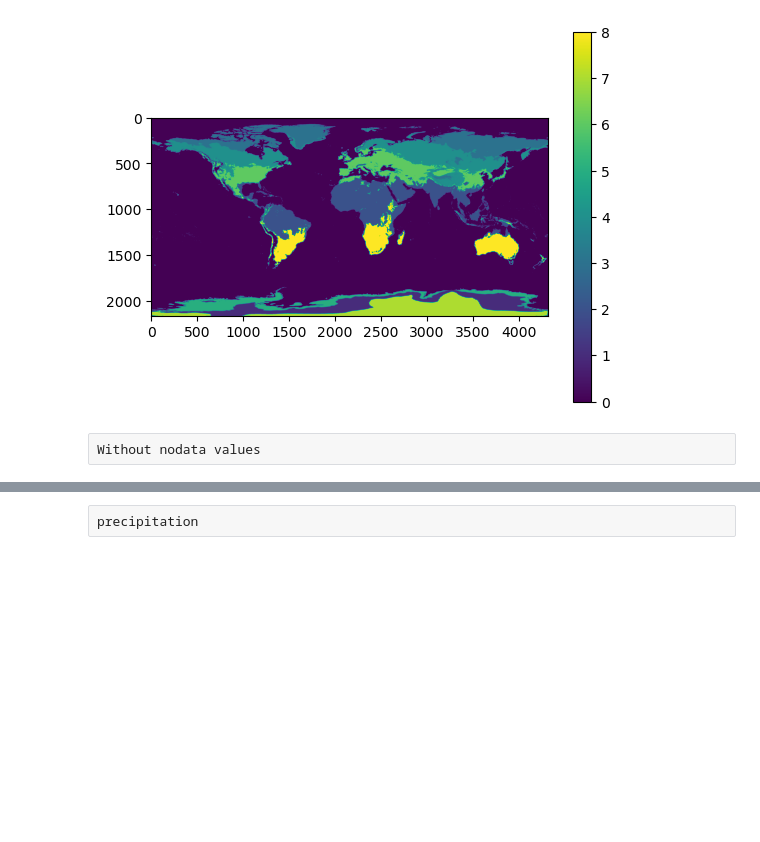
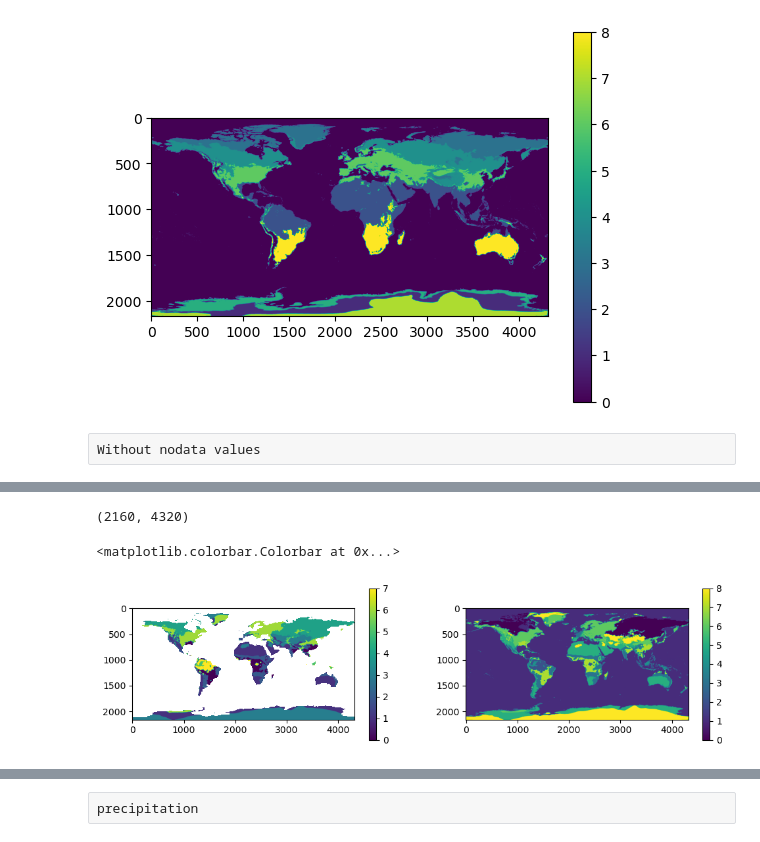
Before and after one commit to deekenyah1/final_year_worldclim, a Jupyter notebook: RASTERIO PROJECT.ipynb, the cells around one changed output, grey strips where cells are left out. Drawn from its saved outputs; the diff is of its cells as text; code cells hidden in the pictures; blank space fills up the shorter version.

```diff
--- a/RASTERIO PROJECT.ipynb
+++ b/RASTERIO PROJECT.ipynb
@@ -1201,0 +677,3 @@ ValueError: cannot reshape array of size 3170214 into shape (2160,4320)
+# %%
+bio_labels_2 = (kmeans_bio_pixels).labels_
+bio_labels_2
@@ -1201,0 +684,6 @@ ValueError: cannot reshape array of size 3170214 into shape (2160,4320)
+# %%
+data_bin[non_nodata_indices] = bio_labels_2.copy()
+# %%
+bio_res_2 = nan_array.copy()
+# %%
+bio_res_2[non_nodata_indices] = data_bin[non_nodata_indices]
@@ -1201,0 +700,15 @@ ValueError: cannot reshape array of size 3170214 into shape (2160,4320)
+# %%
+bio_res_2.shape
+# %% [output]
+(2160, 4320)
+# %%
+plt.figure(figsize=(12,3))
+plt.subplot(1,2,1)
+plt.imshow(bio_res_2)
+plt.colorbar()
+plt.subplot(1,2,2)
+plt.imshow(bio_res)
+plt.colorbar()
+# %% [output]
+<matplotlib.colorbar.Colorbar at 0x...>
+[figure, added]
```
Also changed, not shown: parts of 227 cells of this notebook, 5 other files.
